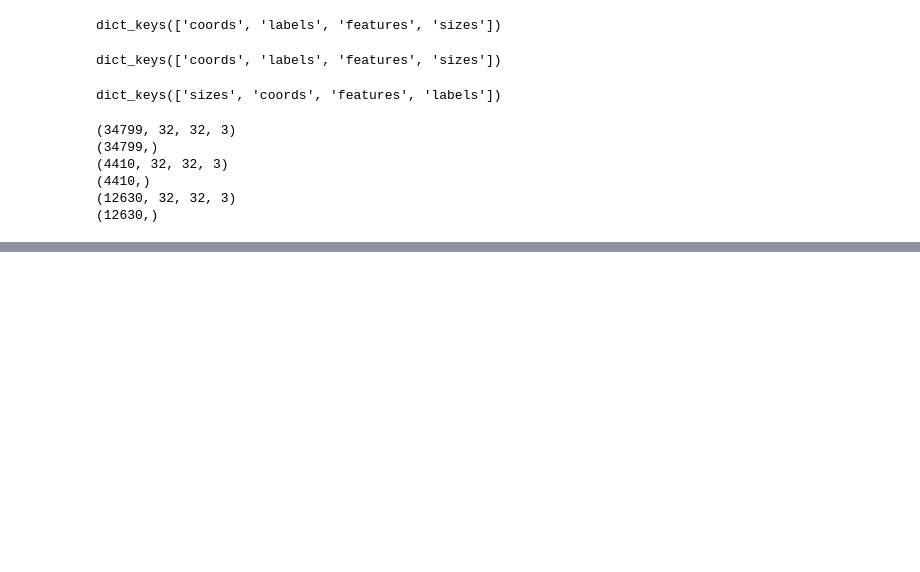
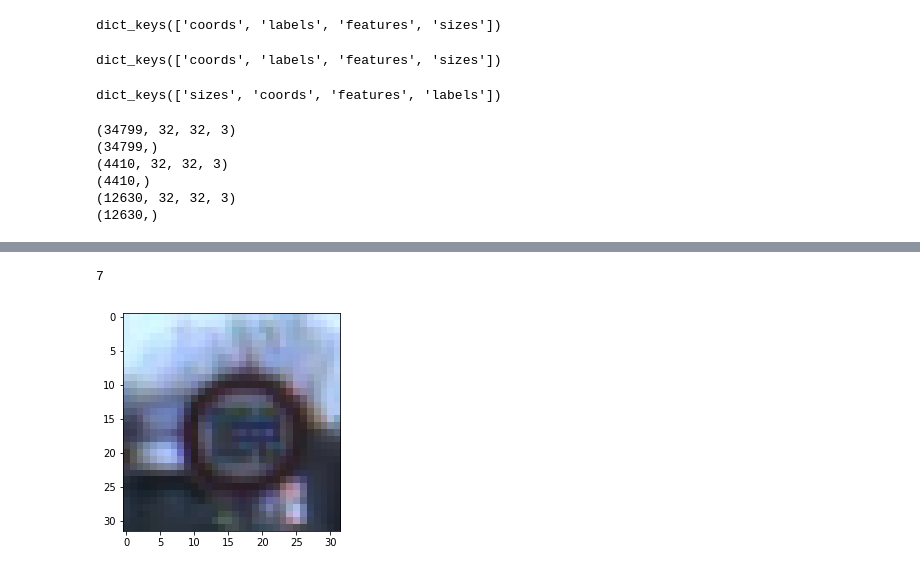
Before and after one commit to sagecodes/traffic-signs-classifier-lenet, a Jupyter notebook: traffic sign classifier.ipynb, the cells around one changed output, grey strips where cells are left out. Cells and saved outputs as stored; diff of their text form; code cells hidden in the pictures; blank space fills up the shorter version.

```diff
--- a/traffic sign classifier.ipynb
+++ b/traffic sign classifier.ipynb
@@ -49,0 +60,8 @@ print(y_test.shape)
+# %%
+i = 3000
+
+plt.imshow(X_validation[i])
+y_validation[i]
+# %% [output]
+7
+[figure, added]
```
Also changed, not shown: parts of 3 cells of this notebook.
